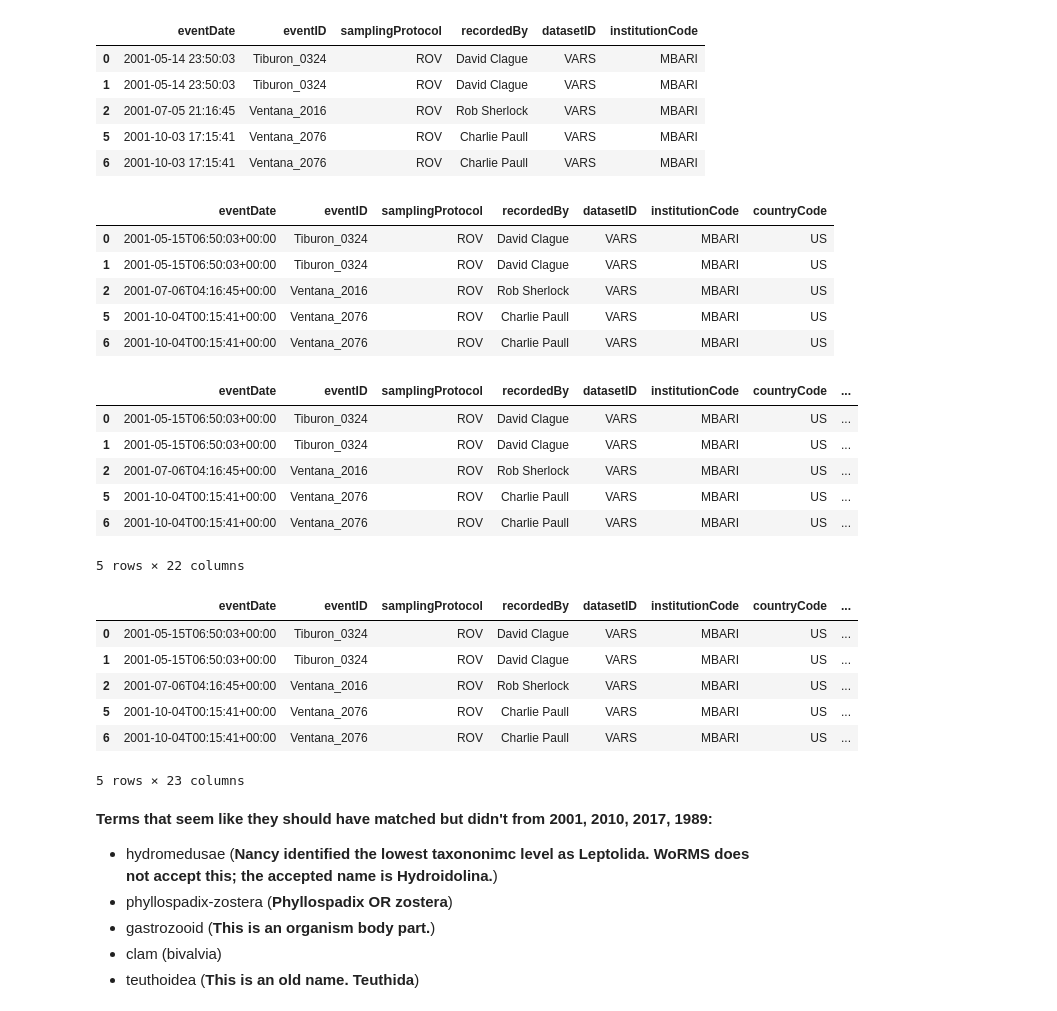
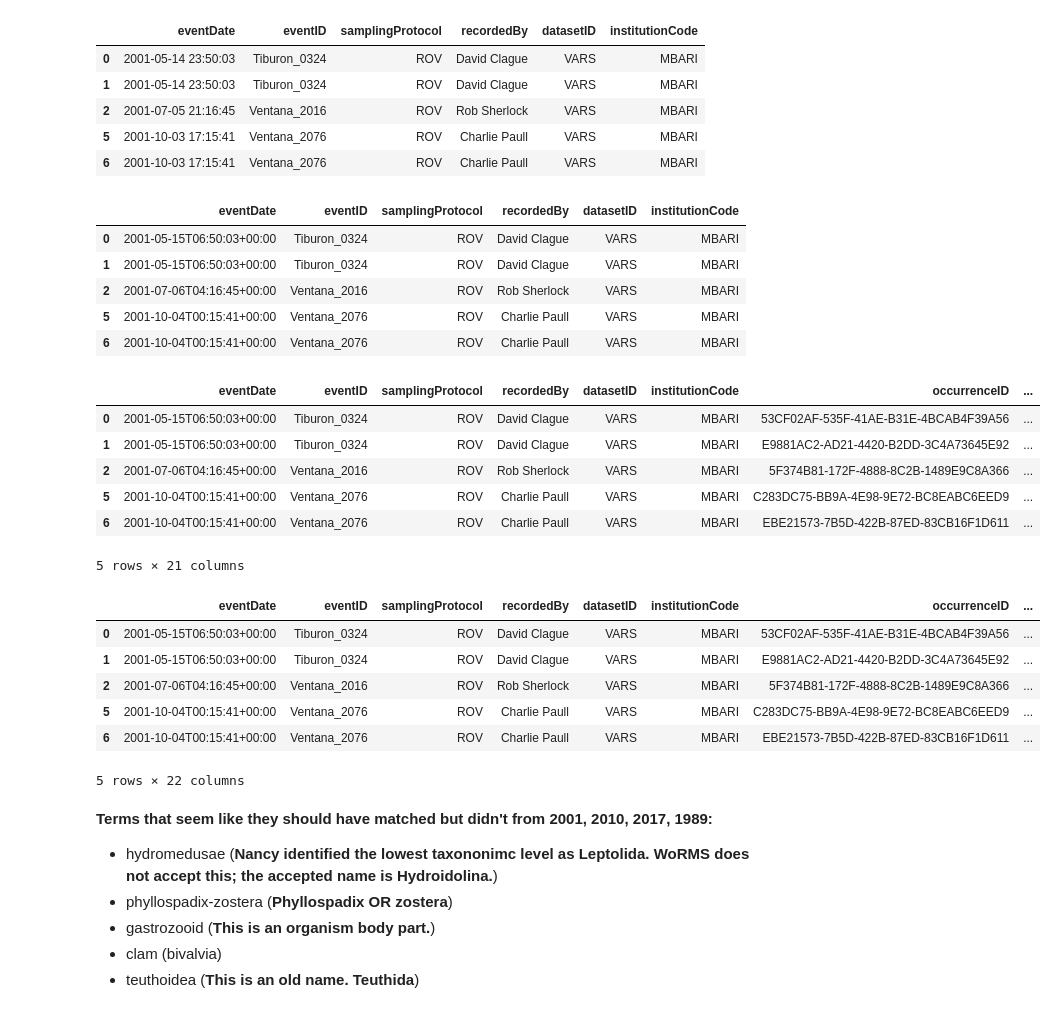
Before and after one commit to CeNCOOS/VARS, a Jupyter notebook: VARS_2001_conversion.ipynb, the cells around one changed output. Drawn from its saved outputs; the diff is of its cells as text; code cells hidden in the pictures.

Commit message:
Removed countryCode (data are from multiple countries). Also removed estimates based on tidal height from minimum and maximumDepthInMeters.

```diff
--- a/VARS_2001_conversion.ipynb
+++ b/VARS_2001_conversion.ipynb
@@ -281,10 +281,6 @@ converted.head()
 | 2 | 2001-07-05 21:16:45 | Ventana_2016 | ROV | Rob Sherlock | VARS | MBARI |
 | 5 | 2001-10-03 17:15:41 | Ventana_2076 | ROV | Charlie Paull | VARS | MBARI |
 | 6 | 2001-10-03 17:15:41 | Ventana_2076 | ROV | Charlie Paull | VARS | MBARI |
-# %%
-## Add countryCode
-
-converted['countryCode'] = 'US'
 # %%
 ## Format eventDate
 
@@ -311,52 +307,52 @@ for dt in converted['eventDate']:
 converted['eventDate'] = formatted
 converted.head()
 # %% [output]
-|  | eventDate | eventID | samplingProtocol | recordedBy | datasetID | institutionCode | countryCode |
-| 0 | 2001-05-15T06:50:03+00:00 | Tiburon_0324 | ROV | David Clague | VARS | MBARI | US |
-| 1 | 2001-05-15T06:50:03+00:00 | Tiburon_0324 | ROV | David Clague | VARS | MBARI | US |
-| 2 | 2001-07-06T04:16:45+00:00 | Ventana_2016 | ROV | Rob Sherlock | VARS | MBARI | US |
-| 5 | 2001-10-04T00:15:41+00:00 | Ventana_2076 | ROV | Charlie Paull | VARS | MBARI | US |
-| 6 | 2001-10-04T00:15:41+00:00 | Ventana_2076 | ROV | Charlie Paull | VARS | MBARI | US |
+|  | eventDate | eventID | samplingProtocol | recordedBy | datasetID | institutionCode |
+| 0 | 2001-05-15T06:50:03+00:00 | Tiburon_0324 | ROV | David Clague | VARS | MBARI |
+| 1 | 2001-05-15T06:50:03+00:00 | Tiburon_0324 | ROV | David Clague | VARS | MBARI |
+| 2 | 2001-07-06T04:16:45+00:00 | Ventana_2016 | ROV | Rob Sherlock | VARS | MBARI |
+| 5 | 2001-10-04T00:15:41+00:00 | Ventana_2076 | ROV | Charlie Paull | VARS | MBARI |
+| 6 | 2001-10-04T00:15:41+00:00 | Ventana_2076 | ROV | Charlie Paull | VARS | MBARI |
 # %%
 ## Add in occurrence-related columns from data, renaming as needed
 
 converted['occurrenceID'] = data['observation_uuid']
 converted['scientificName'] = data['concept']
 converted['vernacularName'] = data['concept']
 converted['identifiedBy'] = data['observer']
-converted['minimumDepthInMeters'] = round(data['depth_meters'], 1) # Assuming sensor is 2 m from bottom, and tidal range is 2.5 m (-0.5 m to + 2 m)
-converted['maximumDepthInMeters'] = round(data['depth_meters'], 1) + 2.5
+converted['minimumDepthInMeters'] = round(data['depth_meters'], 1) - 2.2 # Sensor is at most 2 m shallower than camera/observed organism (?), and sensor is accurate within 20 cm
+converted['maximumDepthInMeters'] = round(data['depth_meters'], 1) + 2.2
 converted['verbatimDepth'] = round(data['depth_meters'], 1)
 converted['decimalLatitude'] = data['latitude']
 converted['decimalLongitude'] = data['longitude']
 converted['dissolvedOxygenInMLPerL'] = data['oxygen_ml_per_l']
 converted['pressureInPsi'] = data['psi']
 converted['salinity'] = data['salinity']
 converted['temperatureInCelsius'] = data['temperature_celsius']
 converted['image_url'] = data['image_url']
 converted['video_uri'] = data['video_uri']
 converted.head()
 # %% [output]
-|  | eventDate | eventID | samplingProtocol | recordedBy | datasetID | institutionCode | countryCode | ... |
-| 0 | 2001-05-15T06:50:03+00:00 | Tiburon_0324 | ROV | David Clague | VARS | MBARI | US | ... |
-| 1 | 2001-05-15T06:50:03+00:00 | Tiburon_0324 | ROV | David Clague | VARS | MBARI | US | ... |
-| 2 | 2001-07-06T04:16:45+00:00 | Ventana_2016 | ROV | Rob Sherlock | VARS | MBARI | US | ... |
-| 5 | 2001-10-04T00:15:41+00:00 | Ventana_2076 | ROV | Charlie Paull | VARS | MBARI | US | ... |
-| 6 | 2001-10-04T00:15:41+00:00 | Ventana_2076 | ROV | Charlie Paull | VARS | MBARI | US | ... |
+|  | eventDate | eventID | samplingProtocol | recordedBy | datasetID | institutionCode | occurrenceID | ... |
+| 0 | 2001-05-15T06:50:03+00:00 | Tiburon_0324 | ROV | David Clague | VARS | MBARI | 53CF02AF-535F-41AE-B31E-4BCAB4F39A56 | ... |
+| 1 | 2001-05-15T06:50:03+00:00 | Tiburon_0324 | ROV | David Clague | VARS | MBARI | E9881AC2-AD21-4420-B2DD-3C4A73645E92 | ... |
+| 2 | 2001-07-06T04:16:45+00:00 | Ventana_2016 | ROV | Rob Sherlock | VARS | MBARI | 5F374B81-172F-4888-8C2B-1489E9C8A366 | ... |
+| 5 | 2001-10-04T00:15:41+00:00 | Ventana_2076 | ROV | Charlie Paull | VARS | MBARI | C283DC75-BB9A-4E98-9E72-BC8EABC6EED9 | ... |
+| 6 | 2001-10-04T00:15:41+00:00 | Ventana_2076 | ROV | Charlie Paull | VARS | MBARI | EBE21573-7B5D-422B-87ED-83CB16F1D611 | ... |
-5 rows × 22 columns
+5 rows × 21 columns
 # %%
 ## Add coordinateUncertaintyInMeters
 
 converted['coordinateUncertaintyInMeters'] = 300
 converted.head()
 # %% [output]
-|  | eventDate | eventID | samplingProtocol | recordedBy | datasetID | institutionCode | countryCode | ... |
-| 0 | 2001-05-15T06:50:03+00:00 | Tiburon_0324 | ROV | David Clague | VARS | MBARI | US | ... |
-| 1 | 2001-05-15T06:50:03+00:00 | Tiburon_0324 | ROV | David Clague | VARS | MBARI | US | ... |
-| 2 | 2001-07-06T04:16:45+00:00 | Ventana_2016 | ROV | Rob Sherlock | VARS | MBARI | US | ... |
-| 5 | 2001-10-04T00:15:41+00:00 | Ventana_2076 | ROV | Charlie Paull | VARS | MBARI | US | ... |
-| 6 | 2001-10-04T00:15:41+00:00 | Ventana_2076 | ROV | Charlie Paull | VARS | MBARI | US | ... |
+|  | eventDate | eventID | samplingProtocol | recordedBy | datasetID | institutionCode | occurrenceID | ... |
+| 0 | 2001-05-15T06:50:03+00:00 | Tiburon_0324 | ROV | David Clague | VARS | MBARI | 53CF02AF-535F-41AE-B31E-4BCAB4F39A56 | ... |
+| 1 | 2001-05-15T06:50:03+00:00 | Tiburon_0324 | ROV | David Clague | VARS | MBARI | E9881AC2-AD21-4420-B2DD-3C4A73645E92 | ... |
+| 2 | 2001-07-06T04:16:45+00:00 | Ventana_2016 | ROV | Rob Sherlock | VARS | MBARI | 5F374B81-172F-4888-8C2B-1489E9C8A366 | ... |
+| 5 | 2001-10-04T00:15:41+00:00 | Ventana_2076 | ROV | Charlie Paull | VARS | MBARI | C283DC75-BB9A-4E98-9E72-BC8EABC6EED9 | ... |
+| 6 | 2001-10-04T00:15:41+00:00 | Ventana_2076 | ROV | Charlie Paull | VARS | MBARI | EBE21573-7B5D-422B-87ED-83CB16F1D611 | ... |
-5 rows × 23 columns
+5 rows × 22 columns
 # %%
 ## Get a list of unique species names
 
```
Also changed, not shown: parts of 9 cells of this notebook.
